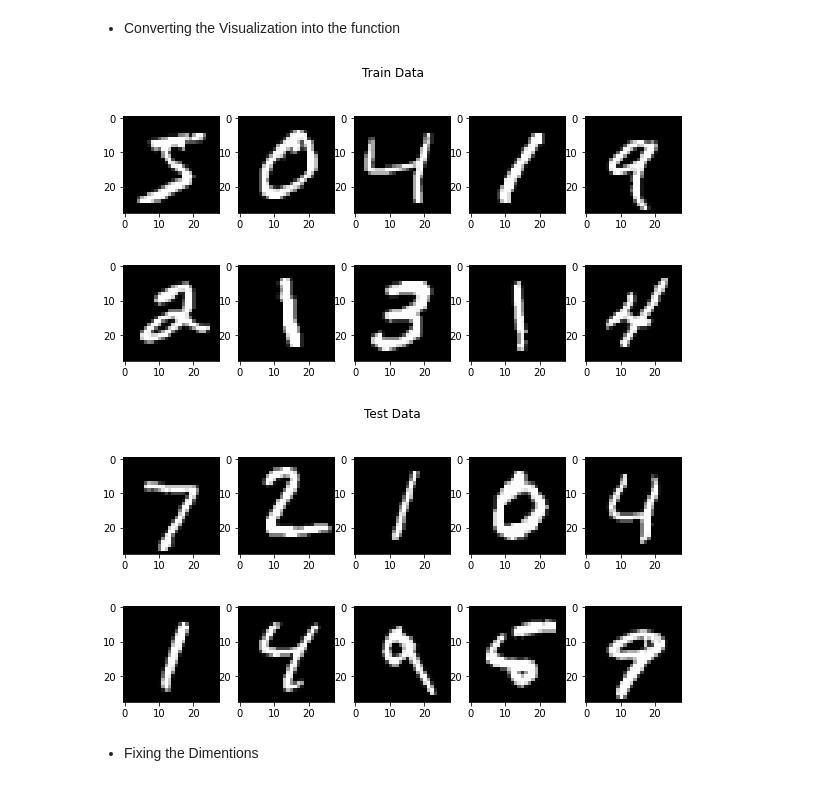
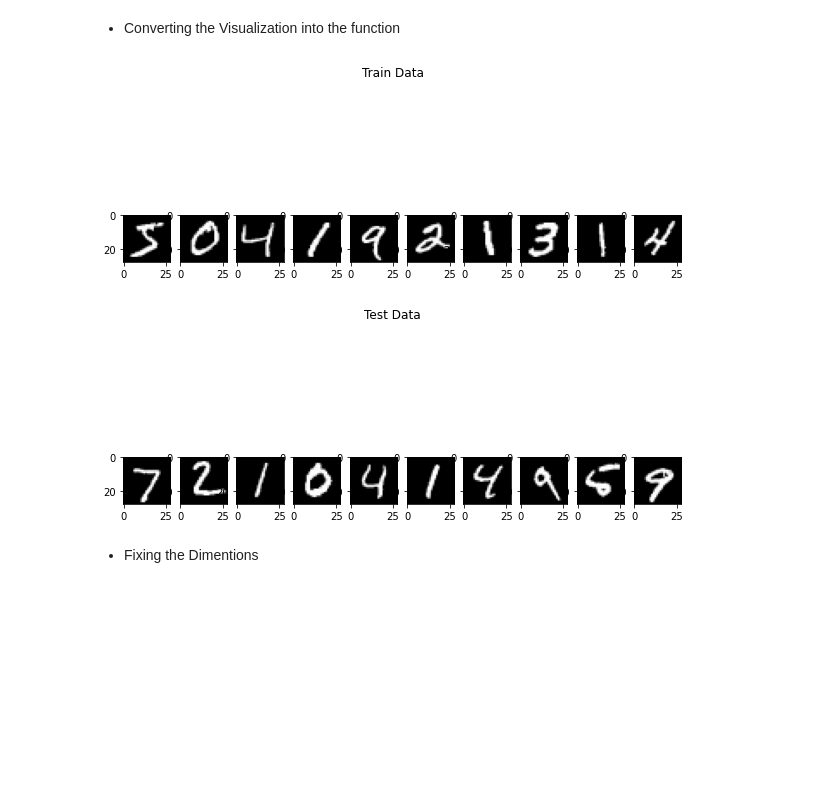
Before and after one commit to Naveen-Karanamu/Handwritten-Digit-Autoencoder, a Jupyter notebook: main.ipynb, the cells around one changed output. Saved outputs shown, nothing was run; the diff lists cells and outputs as text; code cells hidden in the pictures; blank space fills up the shorter version.

Commit message:
Visualized the Total Data

```diff
--- a/main.ipynb
+++ b/main.ipynb
@@ -68,21 +68,21 @@ Text(0.5, 0.98, 'Train Data')
 # %% [markdown]
 * Converting the Visualization into the function
 # %%
-def show_visula(data,title,n=10,height=28,width=28):
+def show_visuals(data,title,n=10,height=28,width=28):
     plt.figure(figsize=(10,5))
     for i in range(n):
-        ax=plt.subplot(2,5,i+1)
+        ax=plt.subplot(1,10,i+1)
         plt.imshow(data[i].reshape(height,width))
         plt.gray()
         # ax.get_xaxis().set_visible(False)
         # ax.get_yaxis().set_visible(False)
     plt.suptitle(title)
 # %%
-show_visula(x_train,"Train Data")
-show_visula(x_test,"Test Data")
+show_visuals(x_train,"Train Data")
+show_visuals(x_test,"Test Data")
 # %% [output]
-[figure, old version]
+[figure, new version]
-[figure, old version]
+[figure, new version]
 # %% [markdown]
 * Fixing the Dimentions
 # %%
```
Also changed, not shown: parts of 6 cells of this notebook.
